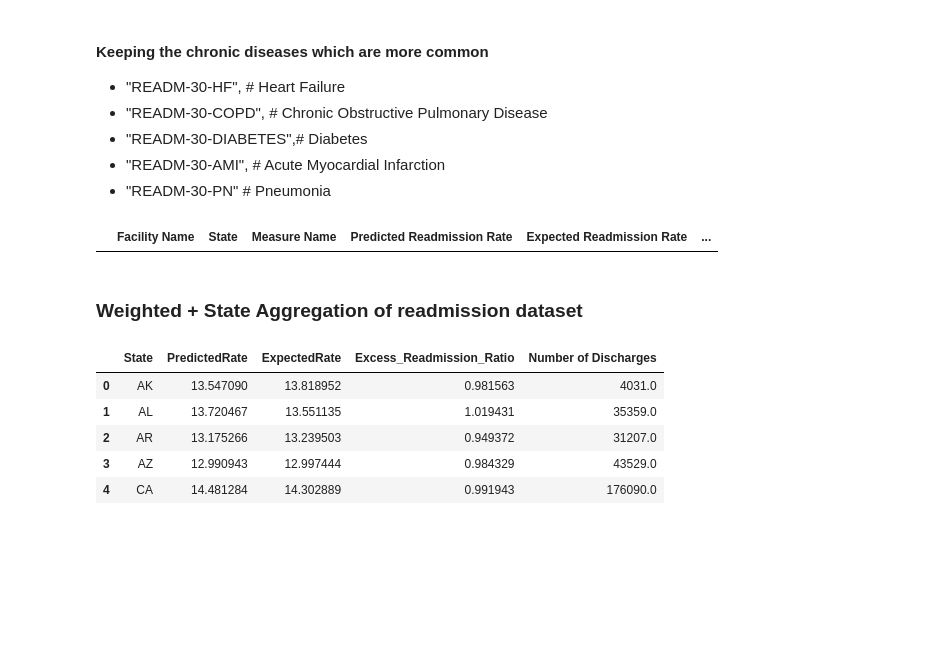
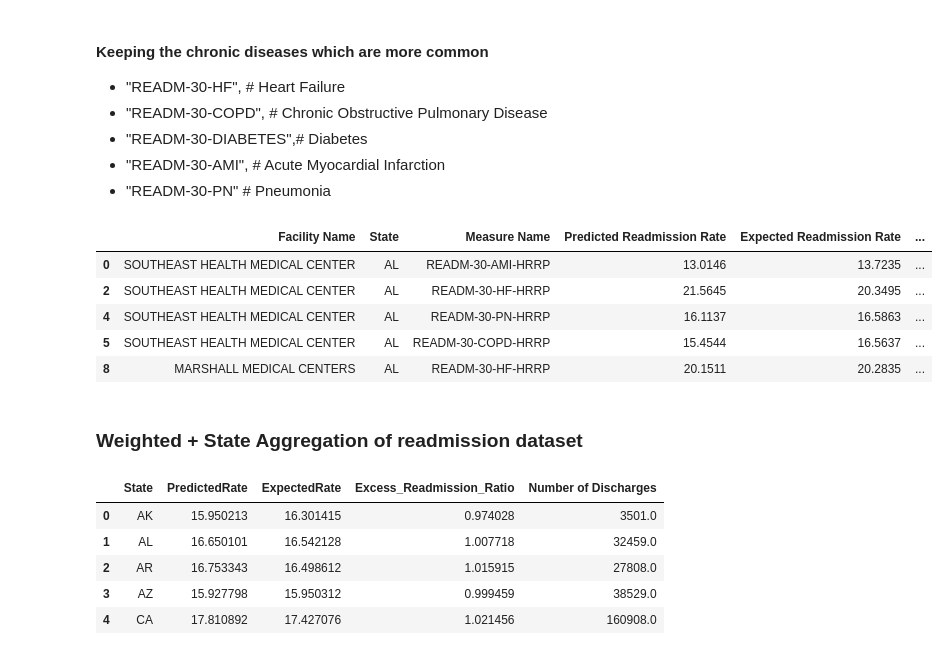
Before and after one commit to pranjul11garg/Population-Health-Financial-Impact-Analysis-CMS-CDC-Data, a Jupyter notebook: scripts/data_cleaning.ipynb, the cells around one changed output. Cells and saved outputs as stored; diff of their text form; code cells hidden in the pictures; blank space fills up the shorter version.

```diff
--- a/scripts/data_cleaning.ipynb
+++ b/scripts/data_cleaning.ipynb
@@ -145,17 +153,22 @@ hrrp = hrrp[hrrp["Number of Discharges"].fillna(0) > 0]
 -   "READM-30-PN"       # Pneumonia
 # %%
 chronic_measures = [
-    "READM-30-HF",      # Heart Failure
-    "READM-30-COPD",    # Chronic Obstructive Pulmonary Disease
-    "READM-30-DIABETES",# Diabetes
-    "READM-30-AMI",     # Acute Myocardial Infarction
-    "READM-30-PN"       # Pneumonia
+    "READM-30-HF-HRRP",      # Heart Failure
+    "READM-30-COPD-HRRP",    # Chronic Obstructive Pulmonary Disease
+    "READM-30-DIABETES-HRRP",# Diabetes
+    "READM-30-AMI-HRRP",     # Acute Myocardial Infarction
+    "READM-30-PN-HRRP"       # Pneumonia
 ]
 
 hrrp = hrrp[hrrp["Measure Name"].isin(chronic_measures)]
 hrrp.head()
 # %% [output]
 |  | Facility Name | State | Measure Name | Predicted Readmission Rate | Expected Readmission Rate | ... |
+| 0 | SOUTHEAST HEALTH MEDICAL CENTER | AL | READM-30-AMI-HRRP | 13.0146 | 13.7235 | ... |
+| 2 | SOUTHEAST HEALTH MEDICAL CENTER | AL | READM-30-HF-HRRP | 21.5645 | 20.3495 | ... |
+| 4 | SOUTHEAST HEALTH MEDICAL CENTER | AL | READM-30-PN-HRRP | 16.1137 | 16.5863 | ... |
+| 5 | SOUTHEAST HEALTH MEDICAL CENTER | AL | READM-30-COPD-HRRP | 15.4544 | 16.5637 | ... |
+| 8 | MARSHALL MEDICAL CENTERS | AL | READM-30-HF-HRRP | 20.1511 | 20.2835 | ... |
 # %% [markdown]
 ### Weighted + State Aggregation of readmission dataset
 # %%
@@ -194,8 +207,8 @@ hrrp_state_summary.to_csv("data/hrrp_state_summary.csv", index=False)
 hrrp_state_summary.head()
 # %% [output]
 |  | State | PredictedRate | ExpectedRate | Excess_Readmission_Ratio | Number of Discharges |
-| 0 | AK | 13.547090 | 13.818952 | 0.981563 | 4031.0 |
-| 1 | AL | 13.720467 | 13.551135 | 1.019431 | 35359.0 |
-| 2 | AR | 13.175266 | 13.239503 | 0.949372 | 31207.0 |
-| 3 | AZ | 12.990943 | 12.997444 | 0.984329 | 43529.0 |
-| 4 | CA | 14.481284 | 14.302889 | 0.991943 | 176090.0 |
+| 0 | AK | 15.950213 | 16.301415 | 0.974028 | 3501.0 |
+| 1 | AL | 16.650101 | 16.542128 | 1.007718 | 32459.0 |
+| 2 | AR | 16.753343 | 16.498612 | 1.015915 | 27808.0 |
+| 3 | AZ | 15.927798 | 15.950312 | 0.999459 | 38529.0 |
+| 4 | CA | 17.810892 | 17.427076 | 1.021456 | 160908.0 |
```
Also changed, not shown: parts of 7 cells of this notebook, 1 other file.
